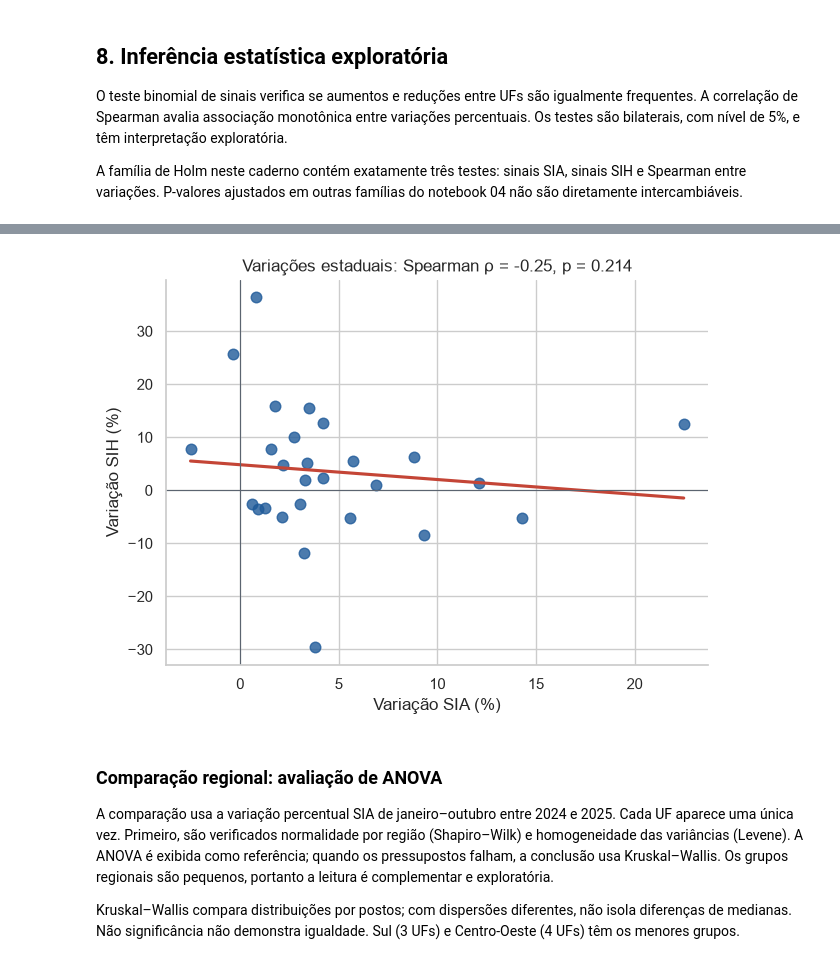
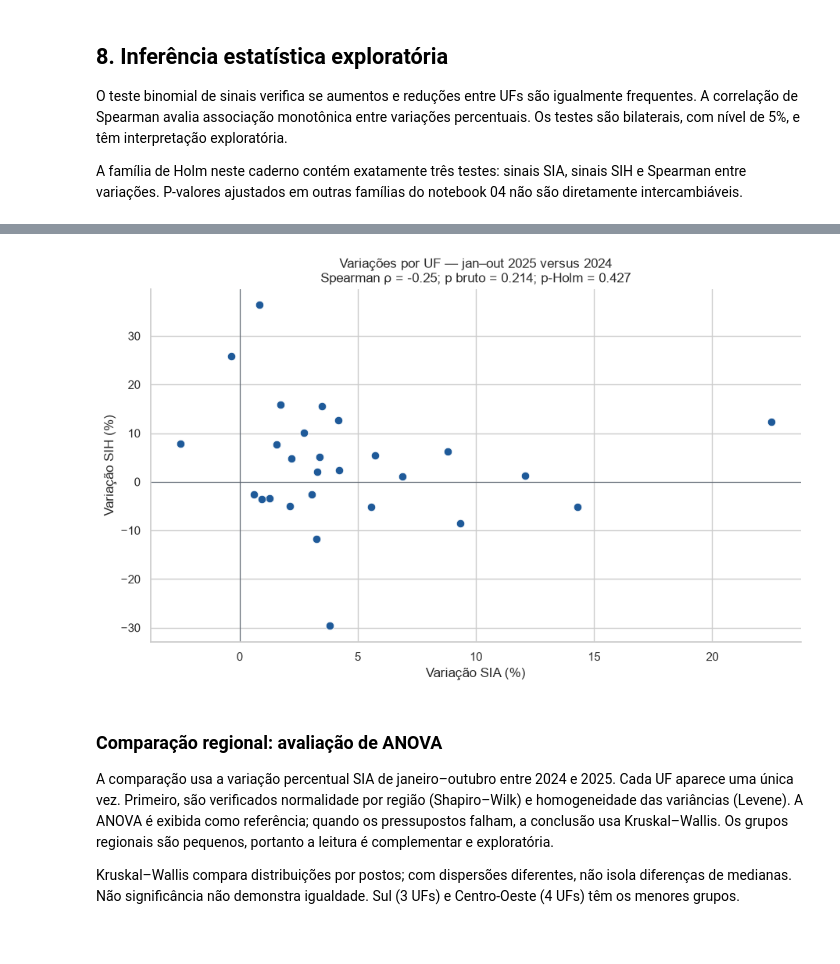
Before and after one commit to paula-33/POS-SENAI, a Jupyter notebook: estatistica-aplicada-a-analise-de-dados-40h/Trabalho-final/Notebook/09_ANALISE_ESTATISTICA_E_PREVISAO_DRC.ipynb, the cells around one changed output, grey strips where cells are left out. Cells and saved outputs as stored; diff of their text form; code cells hidden in the pictures.

```diff
--- a/estatistica-aplicada-a-analise-de-dados-40h/Trabalho-final/Notebook/09_ANALISE_ESTATISTICA_E_PREVISAO_DRC.ipynb
+++ b/estatistica-aplicada-a-analise-de-dados-40h/Trabalho-final/Notebook/09_ANALISE_ESTATISTICA_E_PREVISAO_DRC.ipynb
@@ -294,35 +300,35 @@ A família de Holm neste caderno contém exatamente três testes: sinais SIA, si
 # %%
 def teste_sinais(variacao):
     positivos = int((variacao > 0).sum())
     negativos = int((variacao < 0).sum())
     resultado = stats.binomtest(positivos, positivos + negativos, p=.5, alternative='two-sided')
     return positivos, negativos, resultado.pvalue
 
 sia_pos, sia_neg, p_sia = teste_sinais(comparacao['sia_variacao_pct'])
 sih_pos, sih_neg, p_sih = teste_sinais(comparacao['sih_variacao_pct'])
 rho, p_rho = stats.spearmanr(comparacao['sia_variacao_pct'], comparacao['sih_variacao_pct'])
 
 inferencias = pd.DataFrame([
     ['Mudança direcional SIA', sia_pos, sia_neg, p_sia],
     ['Mudança direcional SIH', sih_pos, sih_neg, p_sih],
     ['Correlação Spearman: variação SIA × SIH', rho, np.nan, p_rho],
 ], columns=['análise', 'estatistica_ou_positivos', 'negativos', 'p_valor'])
 inferencias['p_valor_holm'] = multipletests(inferencias['p_valor'], method='holm')[1]
 inferencias['conclusao_exploratoria_5pct'] = np.where(inferencias['p_valor_holm'] < .05, 'Evidência contra H0', 'Sem evidência contra H0')
 display(inferencias.style.format({'estatistica_ou_positivos': '{:.3f}', 'p_valor': '{:.4g}', 'p_valor_holm': '{:.4g}'}))
 
-fig, ax = plt.subplots(figsize=(7, 5))
-sns.regplot(data=comparacao, x='sia_variacao_pct', y='sih_variacao_pct', ci=None, scatter_kws={'s': 58, 'color': CORES['sia']}, line_kws={'color': CORES['alerta']}, ax=ax)
+fig, ax = plt.subplots(figsize=(9, 5.5), layout='constrained')
+sns.scatterplot(data=comparacao, x='sia_variacao_pct', y='sih_variacao_pct', s=58, color=CORES['sia'], ax=ax)
 ax.axhline(0, color=CORES['cinza'], linewidth=.8); ax.axvline(0, color=CORES['cinza'], linewidth=.8)
-ax.set(title=f'Variações estaduais: Spearman ρ = {rho:.2f}, p = {p_rho:.3f}', xlabel='Variação SIA (%)', ylabel='Variação SIH (%)')
+ax.set(title=f'Variações por UF — jan–out 2025 versus 2024\nSpearman ρ = {rho:.2f}; p bruto = {p_rho:.3f}; p-Holm = {inferencias.iloc[2]["p_valor_holm"]:.3f}', xlabel='Variação SIA (%)', ylabel='Variação SIH (%)')
 ax.spines[['top', 'right']].set_visible(False)
 plt.show()
 # %% [output]
 |  | análise | estatistica_ou_positivos | negativos | p_valor | p_valor_holm | conclusao_exploratoria_5pct |
 | 0 | Mudança direcional SIA | 25.000 | 2.000000 | 5.648e-06 | 1.694e-05 | Evidência contra H0 |
 | 1 | Mudança direcional SIH | 17.000 | 10.000000 | 0.2478 | 0.4275 | Sem evidência contra H0 |
 | 2 | Correlação Spearman: variação SIA... | -0.247 | nan | 0.2137 | 0.4275 | Sem evidência contra H0 |
-[figure, old version]
+[figure, new version]
 # %% [markdown]
 ### Comparação regional: avaliação de ANOVA
 
```
Also changed, not shown: parts of 8 cells of this notebook, 24 other files.
